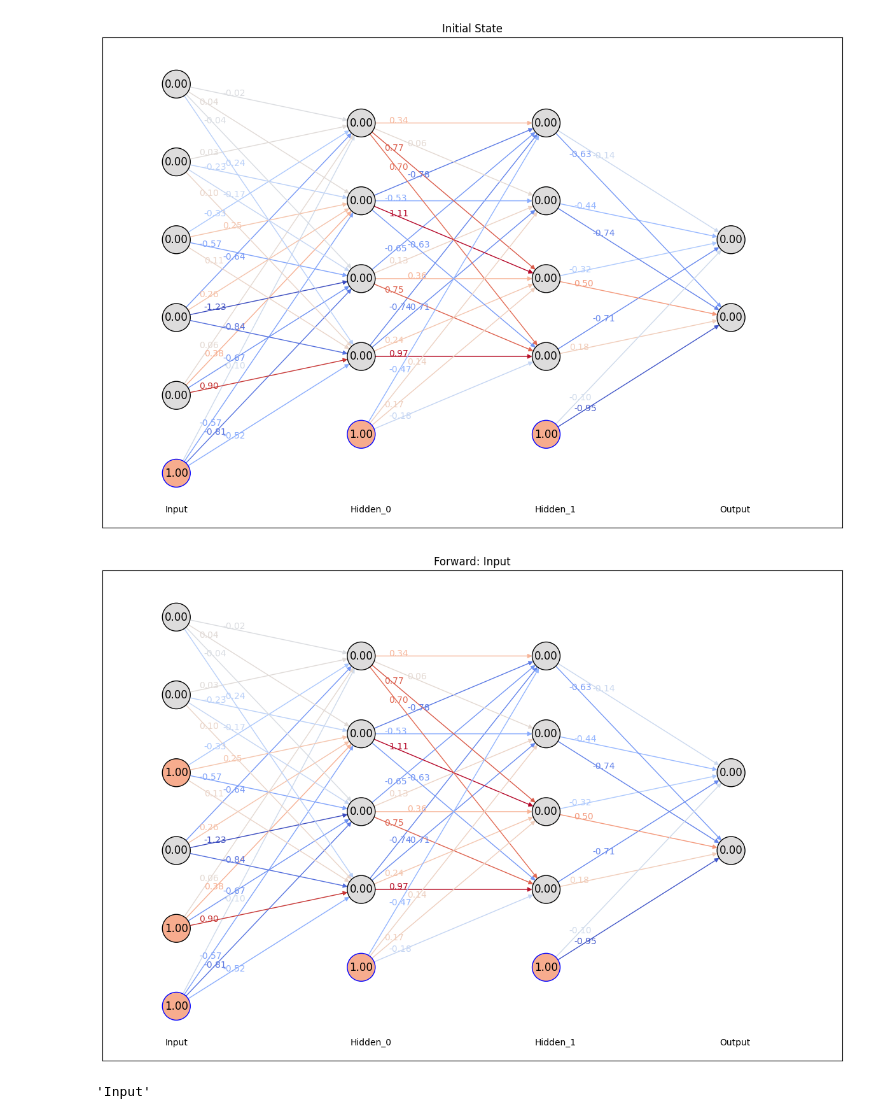
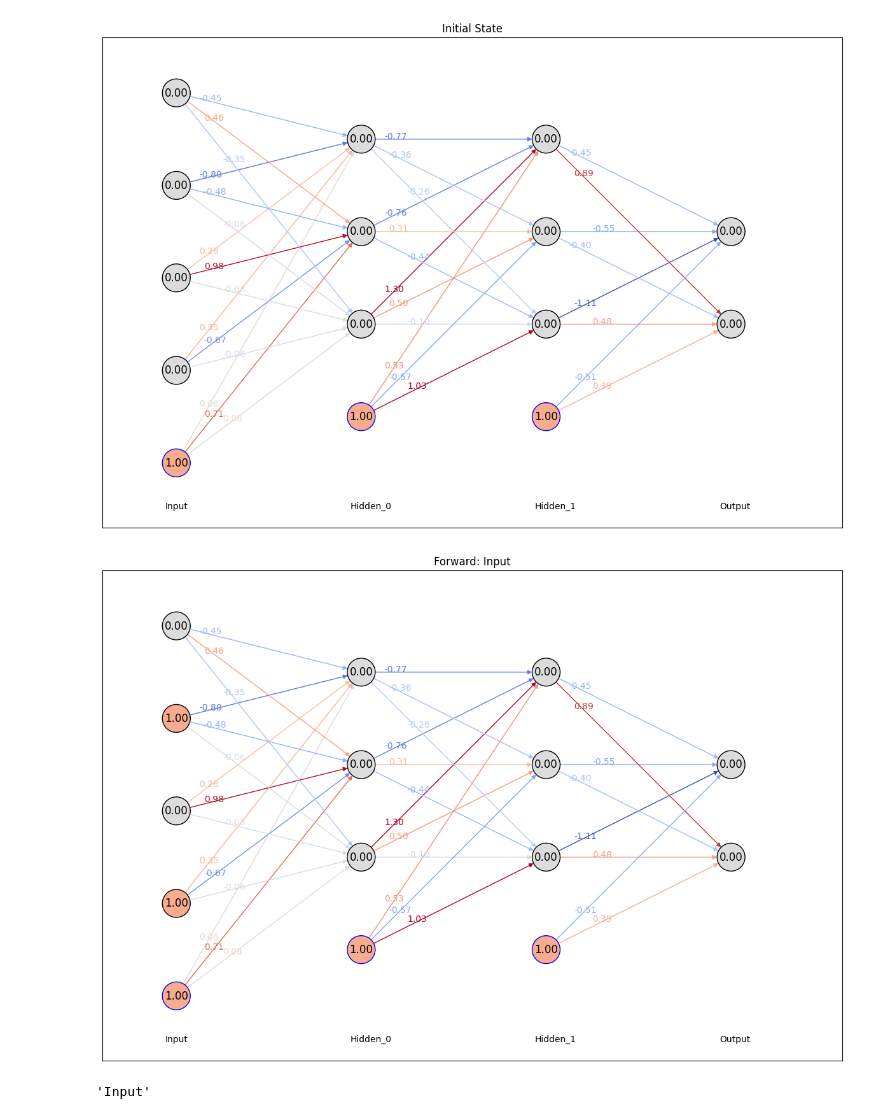
Before and after one commit to BobKerns/back-propagation, a Jupyter notebook: notebooks/simple-nn.ipynb, the cells around one changed output. Saved outputs shown, nothing was run; the diff lists cells and outputs as text; code cells hidden in the pictures.

```diff
--- a/notebooks/simple-nn.ipynb
+++ b/notebooks/simple-nn.ipynb
@@ -6,16 +6,16 @@ import sys
 sys.path.append(str(Path.cwd().parent))
 from backpropex import Node, Edge, Layer, Network, softmax
 # %%
-nn = Network(5, 4, 4, 2)
+nn = Network(4, 3, 3, 2)
 nn.draw()
 # %% [output]
-[figure, old version]
+[figure, new version]
 # %%
 GEN = nn.evaluate([1, 0, 1, 0])
 # %%
 next(GEN)
 # %% [output]
-[figure, old version]
+[figure, new version]
 'Input'
 # %%
 next(GEN)
```
Also changed, not shown: parts of 4 cells of this notebook.
